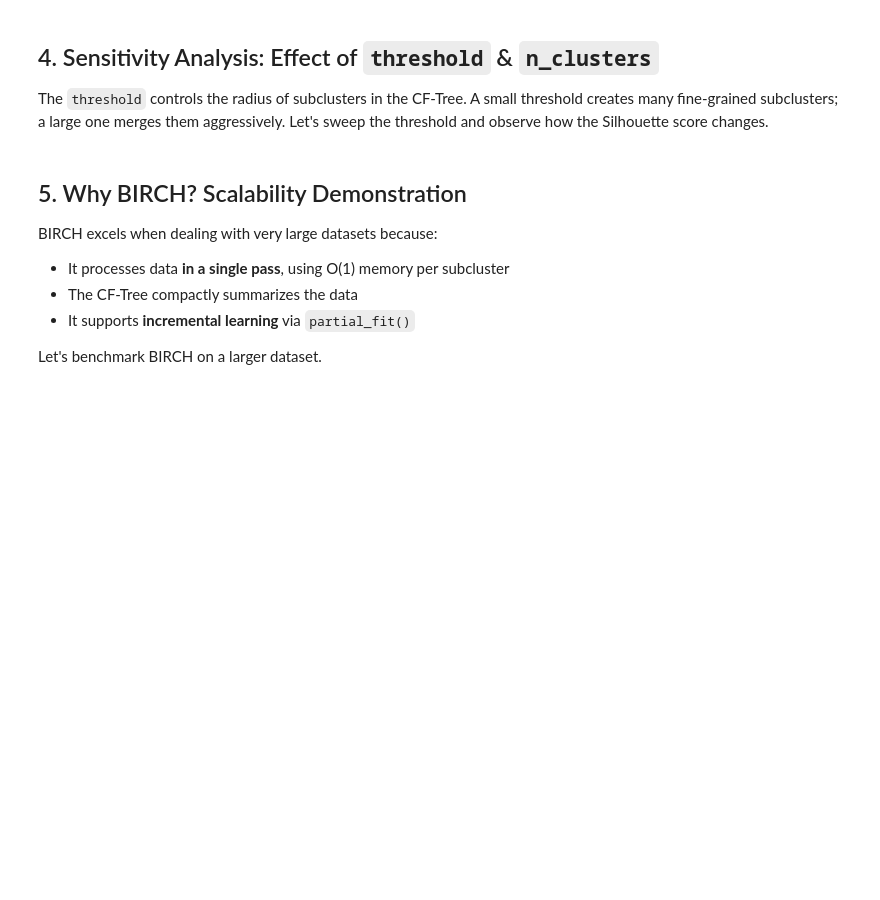
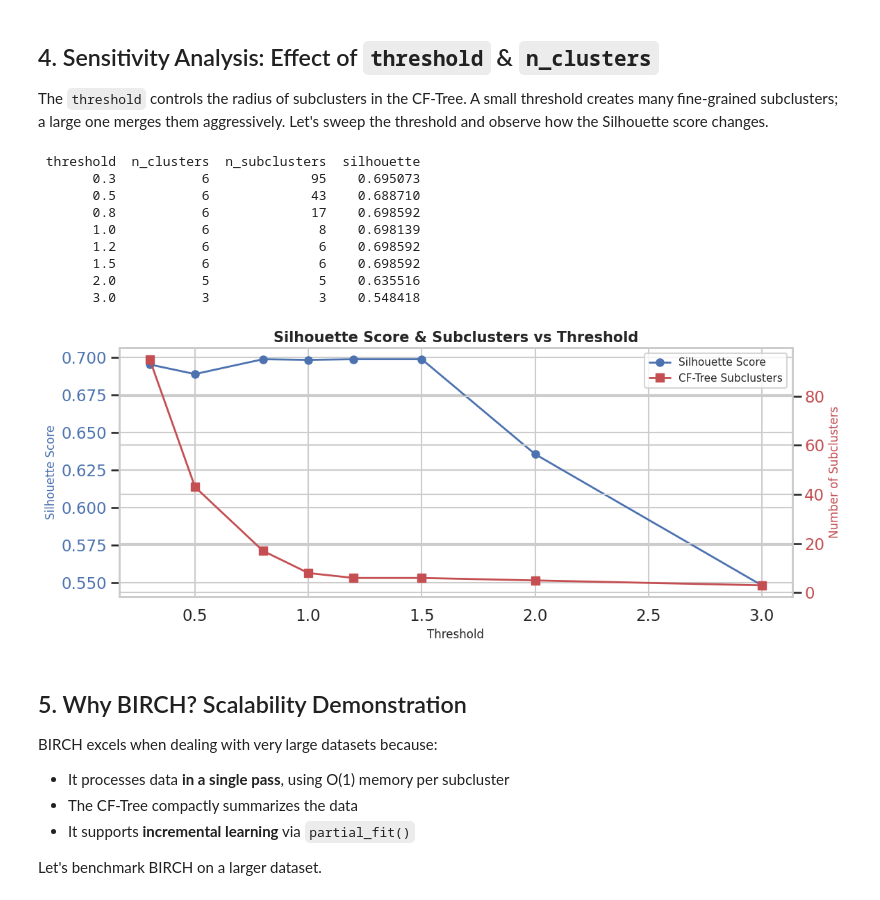
Before and after one commit to agbizbuz/learning-ai-ds-ml, a Jupyter notebook: simplilearn_ml_python/birch.ipynb, the cells around one changed output. Saved outputs shown, nothing was run; the diff lists cells and outputs as text; code cells hidden in the pictures; blank space fills up the shorter version.

```diff
--- a/simplilearn_ml_python/birch.ipynb
+++ b/simplilearn_ml_python/birch.ipynb
@@ -253,36 +286,46 @@ for t in thresholds:
     })
 
 # Summary table
-import pandas as pd
 df = pd.DataFrame(results)
 print(df.to_string(index=False))
 
 # Plot
 fig, ax1 = plt.subplots(figsize=(12, 5))
 
 x = df['threshold'].values
 line1, = ax1.plot(x, df['silhouette'], 'b-o', linewidth=2,
                    markersize=8, label='Silhouette Score')
 ax1.set_xlabel('Threshold', fontsize=12)
 ax1.set_ylabel('Silhouette Score', color='b', fontsize=12)
 ax1.tick_params(axis='y', labelcolor='b')
 
 ax2 = ax1.twinx()
 line2, = ax2.plot(x, df['n_subclusters'], 'r-s', linewidth=2,
                    markersize=8, label='CF-Tree Subclusters')
 ax2.set_ylabel('Number of Subclusters', color='r', fontsize=12)
 ax2.tick_params(axis='y', labelcolor='r')
 
 ax1.set_title('Silhouette Score & Subclusters vs Threshold',
               fontsize=15, fontweight='bold')
 
 # Combine legends
 lines = [line1, line2]
-labs = [l.get_label() for l in lines]
+labs = [line.get_label() for line in lines]
 ax1.legend(lines, labs, loc='best', fontsize=11)
 
 plt.tight_layout()
 plt.show()
+# %% [output]
+ threshold  n_clusters  n_subclusters  silhouette
+       0.3           6             95    0.695073
+       0.5           6             43    0.688710
+       0.8           6             17    0.698592
+       1.0           6              8    0.698139
+       1.2           6              6    0.698592
+       1.5           6              6    0.698592
+       2.0           5              5    0.635516
+       3.0           3              3    0.548418
+[figure, added]
 # %% [markdown]
 ## 5. Why BIRCH? Scalability Demonstration
 
```
Also changed, not shown: parts of 9 cells of this notebook.
